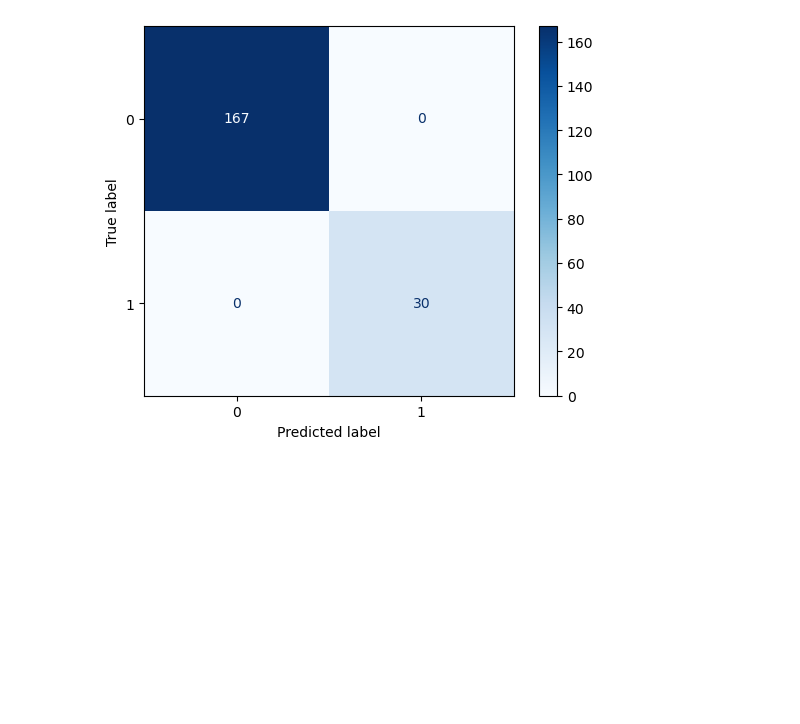
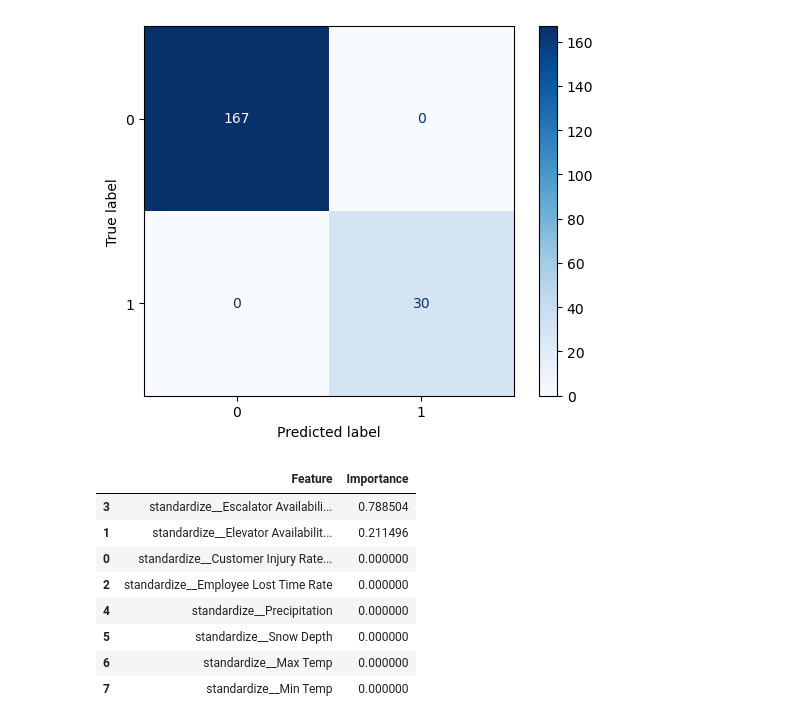
Before and after one commit to okhanson/GSB_544_ML, a Jupyter notebook: Project Subway Delays.ipynb, the cells around one changed output. Saved outputs shown, nothing was run; the diff lists cells and outputs as text; code cells hidden in the pictures; blank space fills up the shorter version.

```diff
--- a/Project Subway Delays.ipynb
+++ b/Project Subway Delays.ipynb
@@ -561,3 +590,25 @@ cm_display2
 # %% [output]
 <sklearn.metrics._plot.confusion_matrix.ConfusionMatrixDisplay at 0x...>
 [figure]
+# %%
+best_dtree = dtree_grid_search.best_estimator_.named_steps['dtree']
+
+if hasattr(ct, "get_feature_names_out"):
+    feature_names = ct.get_feature_names_out()
+else:
+    feature_names = X_train1.columns  # Fallback if no transformations were applied
+
+importances = best_dtree.feature_importances_
+feature_importances = pd.DataFrame({'Feature': feature_names, 'Importance': importances})
+feature_importances = feature_importances.sort_values(by='Importance', ascending=False)
+feature_importances
+# %% [output]
+|  | Feature | Importance |
+| 3 | standardize__Escalator Availabili... | 0.788504 |
+| 1 | standardize__Elevator Availabilit... | 0.211496 |
+| 0 | standardize__Customer Injury Rate... | 0.000000 |
+| 2 | standardize__Employee Lost Time Rate | 0.000000 |
+| 4 | standardize__Precipitation | 0.000000 |
+| 5 | standardize__Snow Depth | 0.000000 |
+| 6 | standardize__Max Temp | 0.000000 |
+| 7 | standardize__Min Temp | 0.000000 |
```
Also changed, not shown: parts of 3 cells of this notebook.
